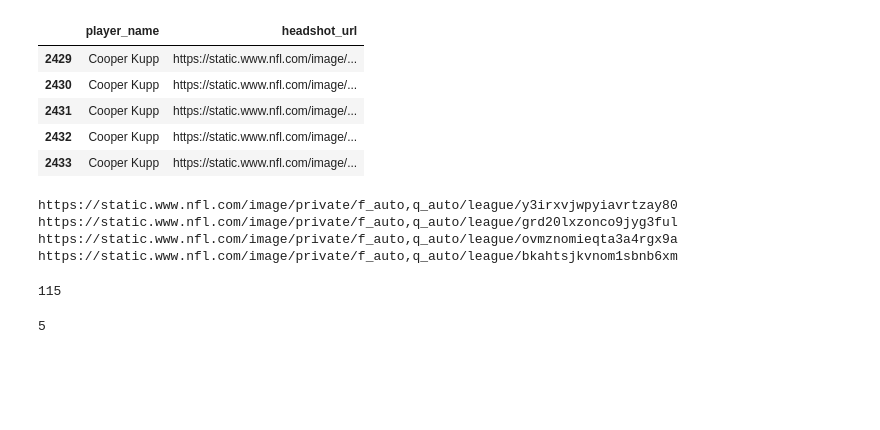
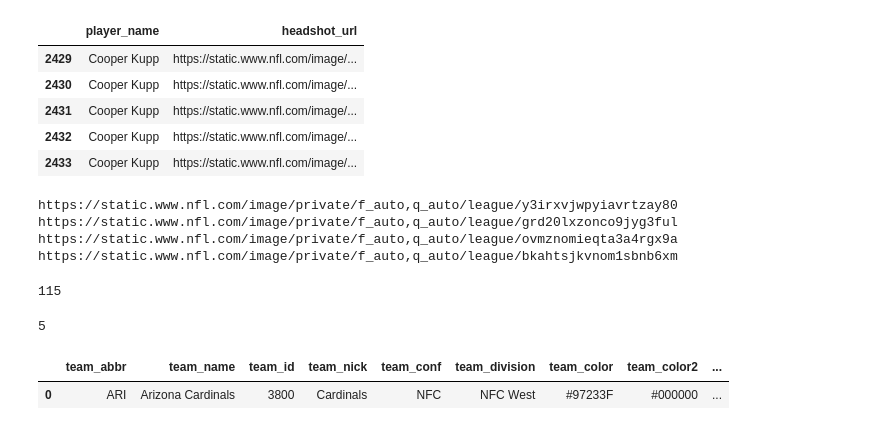
Before and after one commit to BranLWill/FantasyBaller, a Jupyter notebook: api_testing.ipynb, the cells around one changed output. Cells and saved outputs as stored; diff of their text form; code cells hidden in the pictures; blank space fills up the shorter version.

```diff
--- a/api_testing.ipynb
+++ b/api_testing.ipynb
@@ -305,3 +305,11 @@ get_max_pages()
 len(get_all_current_player_cards(page_num=323).keys())
 # %% [output]
 5
+# %%
+teams = nfl.import_team_desc()
+logo_cols = ['team_logo_wikipedia', 'team_logo_espn', 'team_wordmark', 'team_conference_logo', 'team_league_logo', 'team_logo_squared']
+# %%
+teams.head(1)
+# %% [output]
+|  | team_abbr | team_name | team_id | team_nick | team_conf | team_division | team_color | team_color2 | ... |
+| 0 | ARI | Arizona Cardinals | 3800 | Cardinals | NFC | NFC West | #97233F | #000000 | ... |
```
Also changed, not shown: parts of 5 cells of this notebook, 2 other files.
